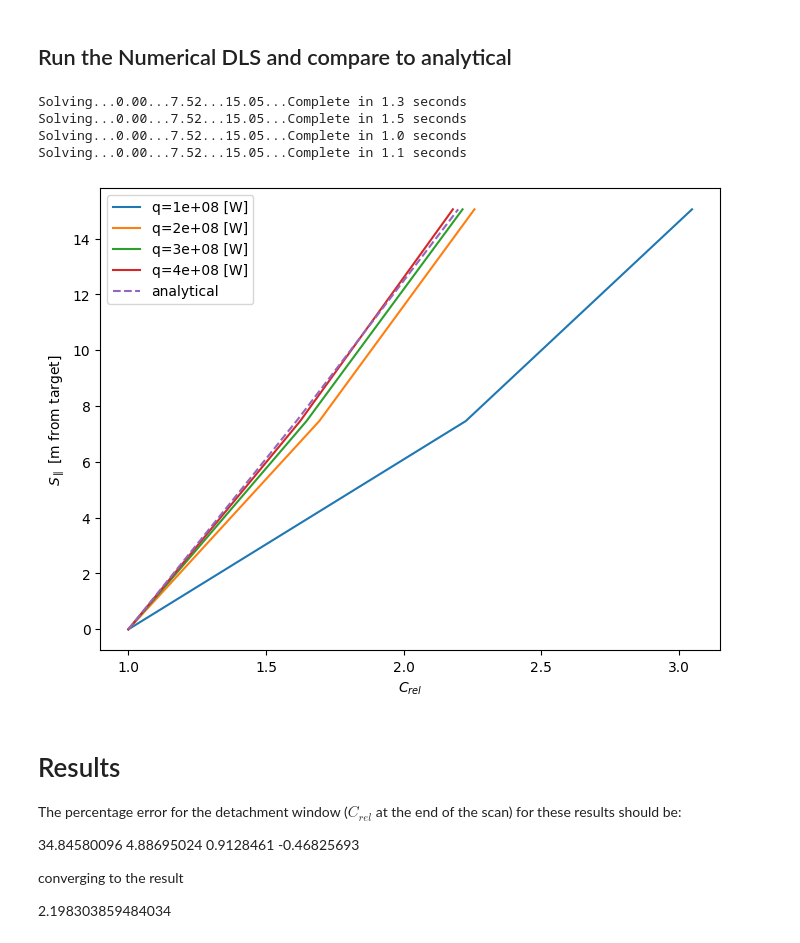
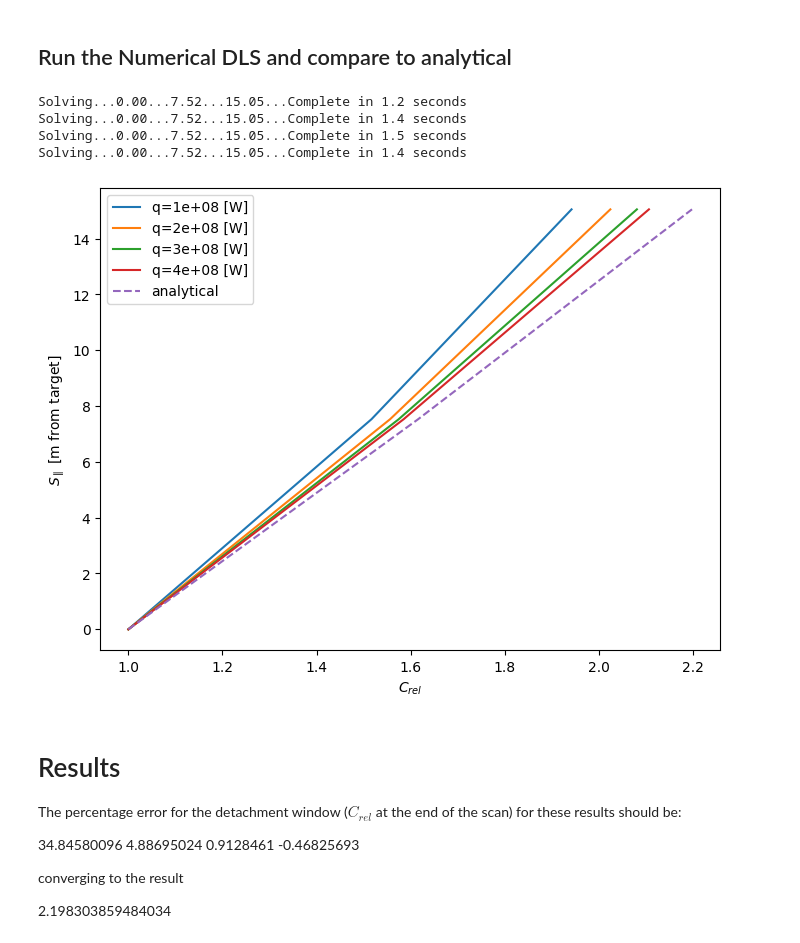
Before and after one commit to FusionDLS/FusionDLS, a Jupyter notebook: docs/examples/analytic_test.ipynb, the cells around one changed output. Cells and saved outputs as stored; diff of their text form; code cells hidden in the pictures.

Commit message:
update analytic_test notebook
N.B. The predicted convergence at the end of the notebook is no
longer correct!

```diff
--- a/docs/examples/analytic_test.ipynb
+++ b/docs/examples/analytic_test.ipynb
@@ -25,45 +9,58 @@ constants = {
 # %% [markdown]
 ## Run the Numerical DLS and compare to analytical
 # %%
+from fusiondls import MagneticGeometry, SimulationInputs, run_dls
+from fusiondls.Analytic_DLS import CfInt
+
+profile = MagneticGeometry.from_pickle("eqb_store_lores.pkl", "V10", "ou")
+
+# Solve at these paallel positions
+SparRange = np.linspace(0, profile.S[profile.Xpoint - 1], 3)
+
 fig, ax = plt.subplots(1, 1, figsize=(8, 6))
-# Solve at these parallel positions
-SparRange = np.linspace(0, profiles.S[profiles.Xpoint - 1], 3)
-
 
 endresults = []
 
 for heat_flux in np.linspace(1e8, 4e8, 4):
-    constants["qpllu0"] = heat_flux
-
-    results = run_dls(
-        constants, profiles, SparRange, control_variable="density", Ttol=1e-3
+    settings = SimulationInputs(
+        SparRange=SparRange.copy(),
+        gamma_sheath=7,  # sheath transmittion coefficient for virtual target. Choice does not matter if Tt is low
+        Tt=1,  # requested virtual target temp for calculating heat flux at detachment front. Aim for low (sub 1eV) Tt
+        qpllu0=heat_flux,  # heat flux density at the x point
+        nu=1e20,  # Upstream density (if constant)
+        nu0=1e20,  # Upstream density (if constant)
+        cz0=0.02,  # Impurity fraction (if constant)
+        cooling_curve="N",  # impurity cooling function. More are available in AnalyticCoolingCurves.py
+        control_variable="density",
+        Ttol=1e-3,
     )
+    results = run_dls(settings, profile)
     ax.plot(results.cvar_norm, results["Splot"], label=f"q={heat_flux:g} [W]")
     endresults.append(results.cvar_norm[-1])
 
 
 resultsAnalytical = [
-    CfInt(profiles.S, profiles.Btot, profiles.Sx, np.max(profiles.S), sh=s, kappa1=2500)
+    CfInt(profile.S, profile.Btot, profile.Sx, np.max(profile.S), sh=s, kappa1=2500)
     for s in SparRange
 ]
 
 ax.plot(
     resultsAnalytical / resultsAnalytical[0],
     SparRange,
     label="analytical",
     linestyle="--",
 )
 ax.set_xlabel(r"$C_{rel}$")
 ax.set_ylabel(r"$S_{\parallel}$ [m from target]")
 
 ax.legend()
 plt.show()
 # %% [output]
-Solving...0.00...7.52...15.05...Complete in 1.3 seconds
+Solving...0.00...7.52...15.05...Complete in 1.2 seconds
+Solving...0.00...7.52...15.05...Complete in 1.4 seconds
 Solving...0.00...7.52...15.05...Complete in 1.5 seconds
-Solving...0.00...7.52...15.05...Complete in 1.0 seconds
-Solving...0.00...7.52...15.05...Complete in 1.1 seconds
+Solving...0.00...7.52...15.05...Complete in 1.4 seconds
-[figure, old version]
+[figure, new version]
 # %% [markdown]
 # Results
 
```
Also changed, not shown: parts of 4 cells of this notebook.
